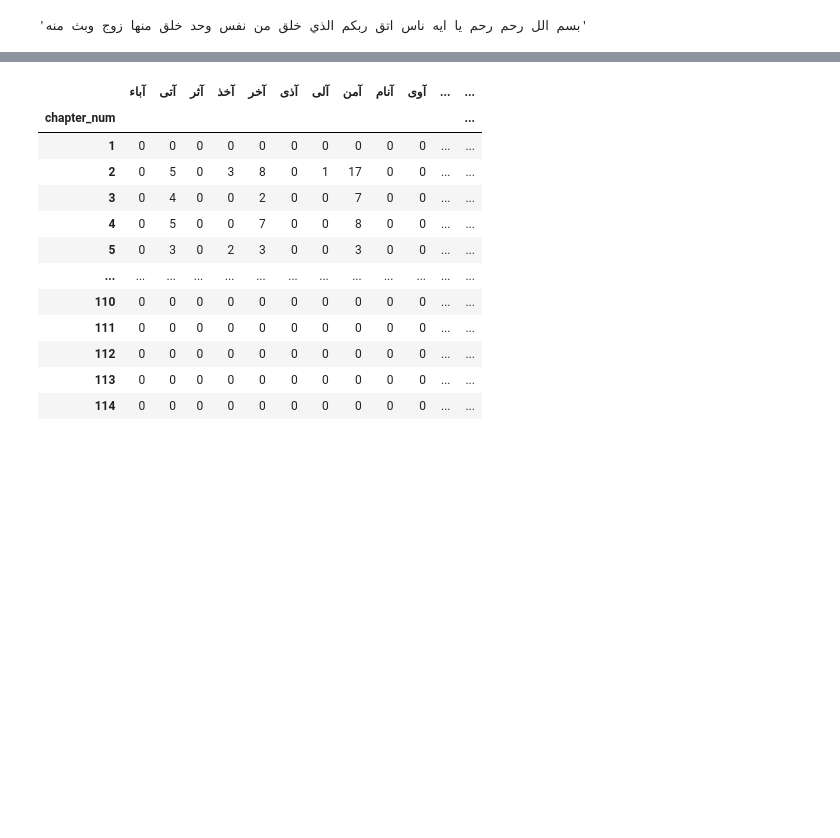
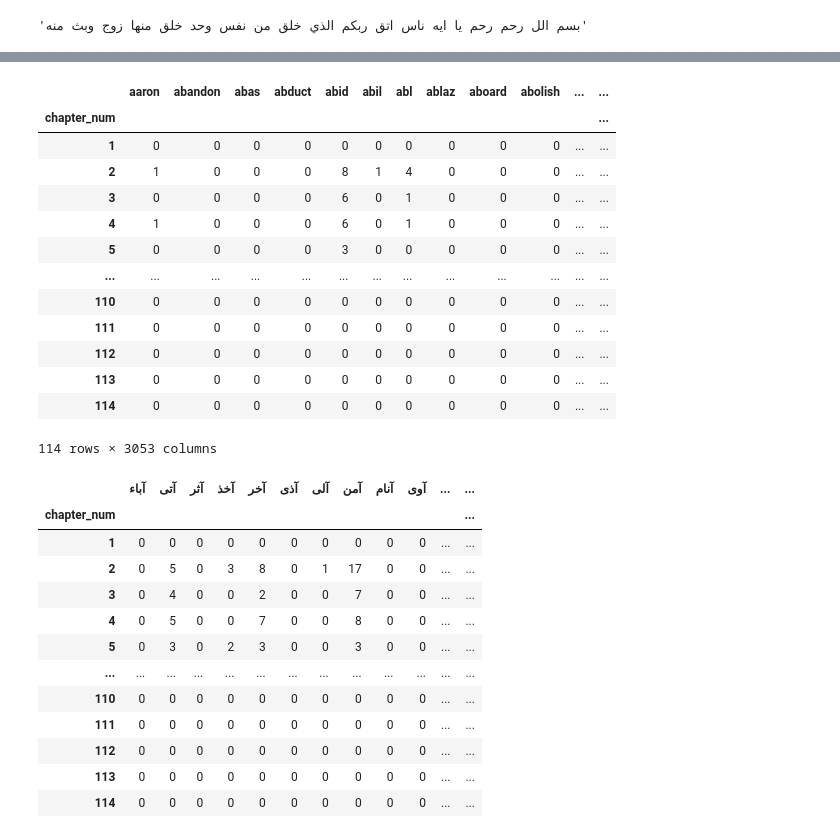
Before and after one commit to Saleh-Alabbas/search_engine_on_the_Quran, a Jupyter notebook: python/data_cleaning.ipynb, the cells around one changed output, grey strips where cells are left out. Drawn from its saved outputs; the diff is of its cells as text; code cells hidden in the pictures; blank space fills up the shorter version.

```diff
--- a/ml/data_cleaning.ipynb
+++ b/python/data_cleaning.ipynb
@@ -411,0 +399,5 @@ A
+# %%
+E_by_chapter =quran_E.groupby("chapter_num").length.agg(["mean","sum","count"])
+
+E_by_chapter["verses"]=quran_E.groupby("chapter_num").verse.apply(combine)
+E_by_chapter
@@ -412 +419,36 @@ A
+# %%
+# adding makki or madani column.
+E_by_chapter["makki_or_madani"]=by_chapter.makki_or_madani
+E_by_chapter.columns=["avr_verse_length", "length", "num_verses","verses","makki_or_madani"]
+# %%
+from nltk.stem import PorterStemmer
+
+E_stemmer = PorterStemmer()
+E_by_chapter["stemmed"]=E_by_chapter.verses.apply(lambda x: " ".join([ E_stemmer.stem(a) for a in word_tokenize(x)]))
+E_by_chapter=E_by_chapter[["avr_verse_length", "length", "num_verses","makki_or_madani","verses","stemmed"]]
+E_by_chapter.to_pickle("../pickle/E_by_chapter.pkl")
+# %%
+
+stopwords_list = stopwords.words('english')
+
+cv = CountVectorizer(stop_words=stopwords_list)
+data_cv = cv.fit_transform(E_by_chapter.stemmed)
+E_data_dtm = pd.DataFrame(data_cv.toarray(), columns=cv.get_feature_names_out())
+E_data_dtm.index = by_chapter.index
+E_data_dtm
+# %% [output]
+|  | aaron | abandon | abas | abduct | abid | abil | abl | ablaz | aboard | abolish | ... | ... |
+| chapter_num |  |  |  |  |  |  |  |  |  |  |  | ... |
+| 1 | 0 | 0 | 0 | 0 | 0 | 0 | 0 | 0 | 0 | 0 | ... | ... |
+| 2 | 1 | 0 | 0 | 0 | 8 | 1 | 4 | 0 | 0 | 0 | ... | ... |
+| 3 | 0 | 0 | 0 | 0 | 6 | 0 | 1 | 0 | 0 | 0 | ... | ... |
+| 4 | 1 | 0 | 0 | 0 | 6 | 0 | 1 | 0 | 0 | 0 | ... | ... |
+| 5 | 0 | 0 | 0 | 0 | 3 | 0 | 0 | 0 | 0 | 0 | ... | ... |
+| ... | ... | ... | ... | ... | ... | ... | ... | ... | ... | ... | ... | ... |
+| 110 | 0 | 0 | 0 | 0 | 0 | 0 | 0 | 0 | 0 | 0 | ... | ... |
+| 111 | 0 | 0 | 0 | 0 | 0 | 0 | 0 | 0 | 0 | 0 | ... | ... |
+| 112 | 0 | 0 | 0 | 0 | 0 | 0 | 0 | 0 | 0 | 0 | ... | ... |
+| 113 | 0 | 0 | 0 | 0 | 0 | 0 | 0 | 0 | 0 | 0 | ... | ... |
+| 114 | 0 | 0 | 0 | 0 | 0 | 0 | 0 | 0 | 0 | 0 | ... | ... |
+114 rows × 3053 columns
 # %%
```
Also changed, not shown: parts of 30 cells of this notebook, 10 other files.
